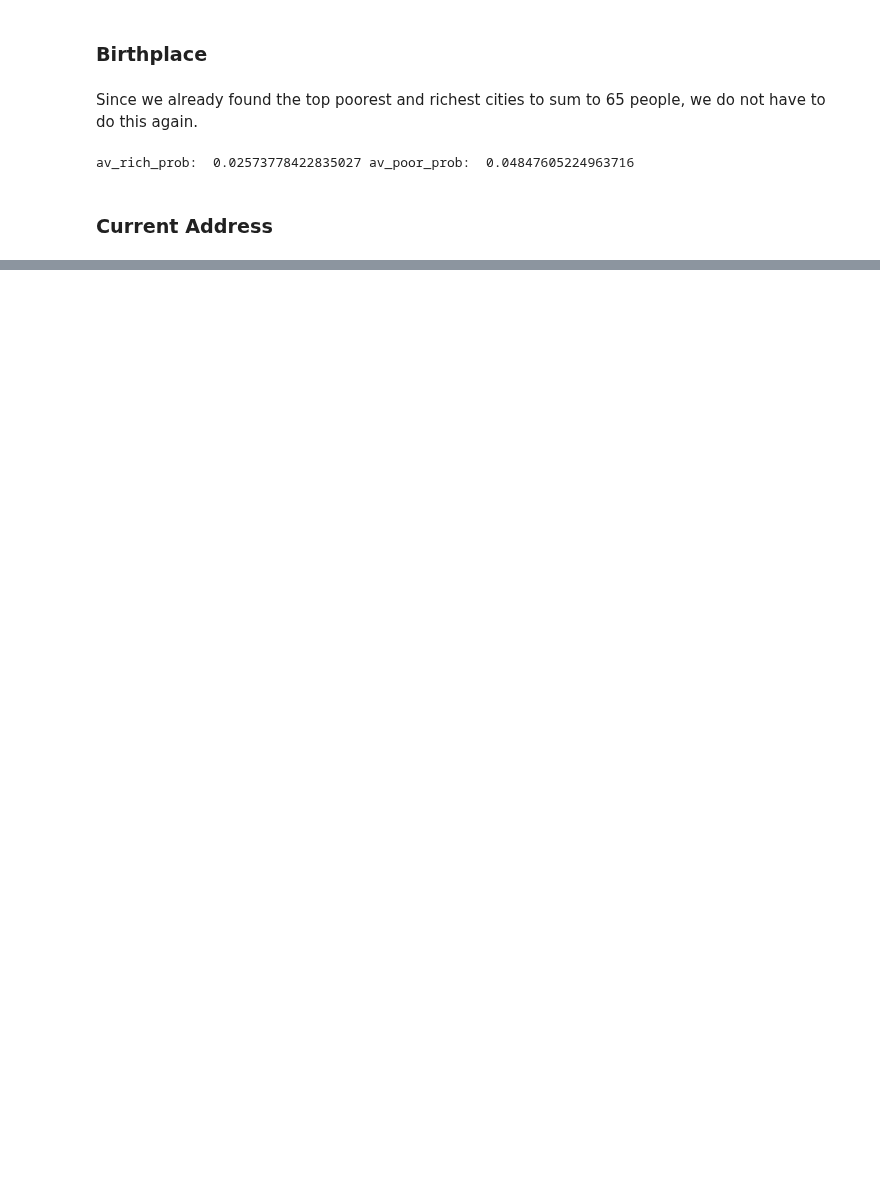
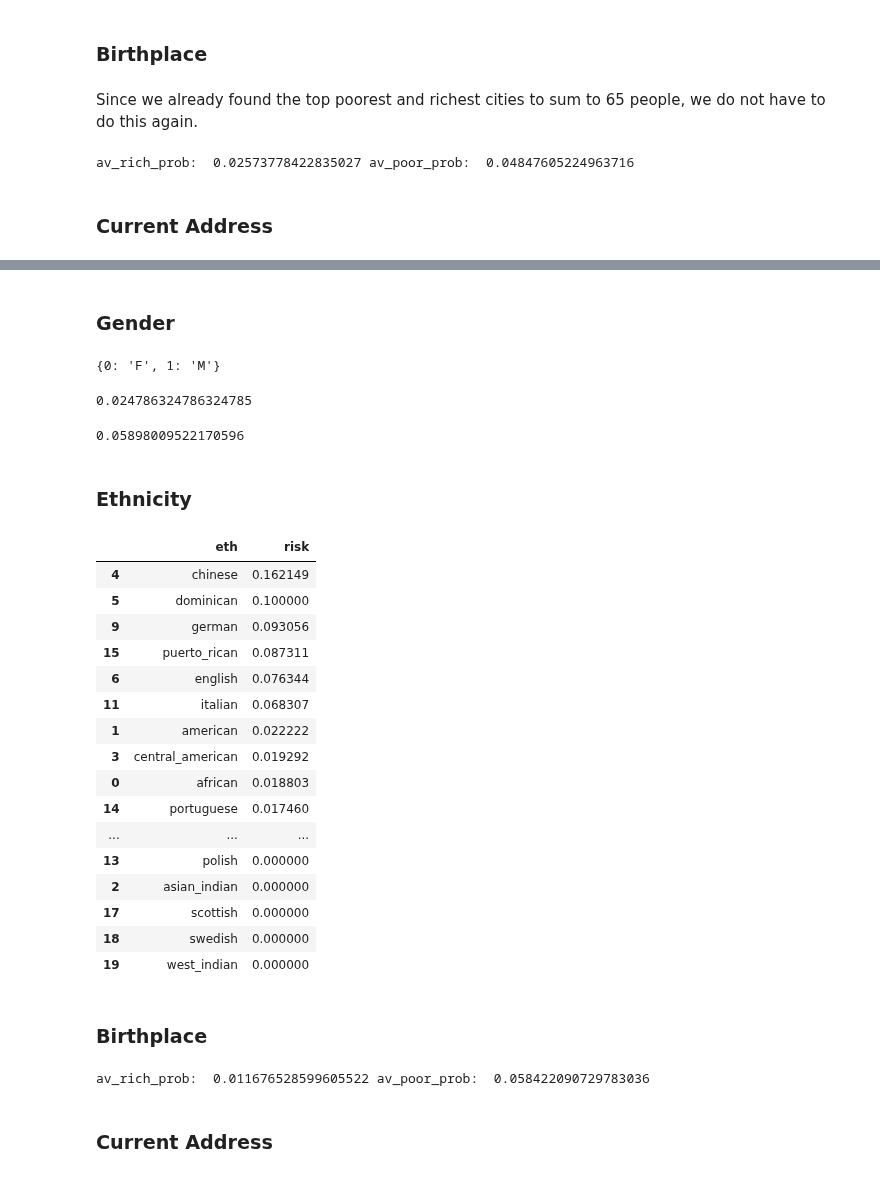
Before and after one commit to esseiple/MedicalBiasJLS, a Jupyter notebook: ModelDoc.ipynb, the cells around one changed output, grey strips where cells are left out. Drawn from its saved outputs; the diff is of its cells as text; code cells hidden in the pictures; blank space fills up the shorter version.

Commit message:
cancer analysis

```diff
--- a/ModelDoc.ipynb
+++ b/ModelDoc.ipynb
@@ -533,0 +520,15 @@ av_rich_prob:  0.04847605224963716 av_poor_prob:  0.018384131591678763
+# %%
+cancer_descriptions = ['PATIENT', 'Non-small cell lung cancer (disorder)_CONDITIONS',
+                        'Non-small cell carcinoma of lung  TNM stage 4 (disorder)_CONDITIONS',
+                        'Primary small cell malignant neoplasm of lung  TNM stage 4 (disorder)_CONDITIONS',
+                        'Non-small cell carcinoma of lung  TNM stage 2 (disorder)_CONDITIONS',
+                        'Non-small cell lung cancer (disorder)_CONDITIONS','Suspected lung cancer (situation)_CONDITIONS',
+                        'Malignant tumor of colon_CONDITIONS','Overlapping malignant neoplasm of colon_CONDITIONS']
+
+
+X_train, y_train, X_test, y_test, race_code, eth_code, gen_code, bp_code, curr_code = prep_data(patients, conditions_cancer, cancer_descriptions, observations)
+
+#getting rid of few NaN values
+X_train.fillna(0.0, inplace=True)
+# %%
+train_model(X_train, y_train)
@@ -533,0 +562,4 @@ av_rich_prob:  0.04847605224963716 av_poor_prob:  0.018384131591678763
+# %%
+DTC = DecisionTreeClassifier(max_depth=5)
+DTC.fit(X_train, y_train)
+pred_prob = DTC.predict_proba(X_test)
@@ -533,0 +592,59 @@ av_rich_prob:  0.04847605224963716 av_poor_prob:  0.018384131591678763
+# %% [markdown]
+### Gender
+# %%
+gen_code
+# %% [output]
+{0: 'F', 1: 'M'}
+# %%
+#female
+find_risk(0, 'gender', pred_prob)
+# %% [output]
+0.024786324786324785
+# %%
+#male
+find_risk(1, 'gender', pred_prob)
+# %% [output]
+0.05898009522170596
+# %% [markdown]
+### Ethnicity
+# %%
+av_risk_eth = []
+
+for code, name in eth_code.items():
+    av = find_risk(code, 'ethnicity', pred_prob)
+    new_row = {'eth': name, 'risk': av}
+    av_risk_eth.append(new_row)
+
+av_risk_eth_df = pd.DataFrame(av_risk_eth)
+av_risk_eth_df = av_risk_eth_df.sort_values(by='risk', ascending=False)
+
+av_risk_eth_df
+# %% [output]
+|  | eth | risk |
+| 4 | chinese | 0.162149 |
+| 5 | dominican | 0.100000 |
+| 9 | german | 0.093056 |
+| 15 | puerto_rican | 0.087311 |
+| 6 | english | 0.076344 |
+| 11 | italian | 0.068307 |
+| 1 | american | 0.022222 |
+| 3 | central_american | 0.019292 |
+| 0 | african | 0.018803 |
+| 14 | portuguese | 0.017460 |
+| ... | ... | ... |
+| 13 | polish | 0.000000 |
+| 2 | asian_indian | 0.000000 |
+| 17 | scottish | 0.000000 |
+| 18 | swedish | 0.000000 |
+| 19 | west_indian | 0.000000 |
+# %% [markdown]
+### Birthplace
+# %%
+av_rich_prob = get_av_prob_bp(richTownsUsed, 'birthplace', bp_code)
+av_poor_prob = get_av_prob_bp(poorTownsUsed, 'birthplace', bp_code)
+
+print("av_rich_prob: ", av_rich_prob, "av_poor_prob: ", av_poor_prob)
+# %% [output]
+av_rich_prob:  0.011676528599605522 av_poor_prob:  0.058422090729783036
+# %% [markdown]
+### Current Address
```
Also changed, not shown: parts of 28 cells of this notebook.
